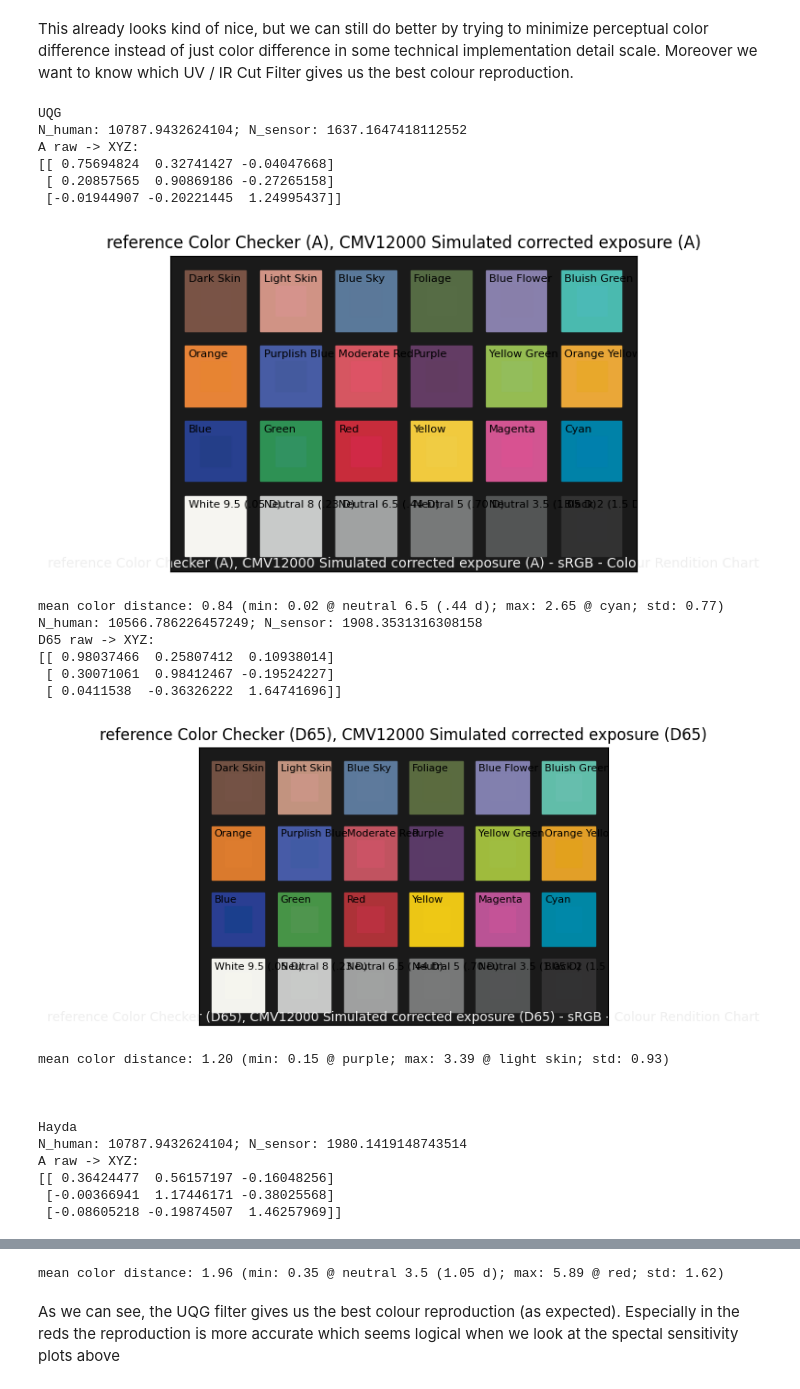
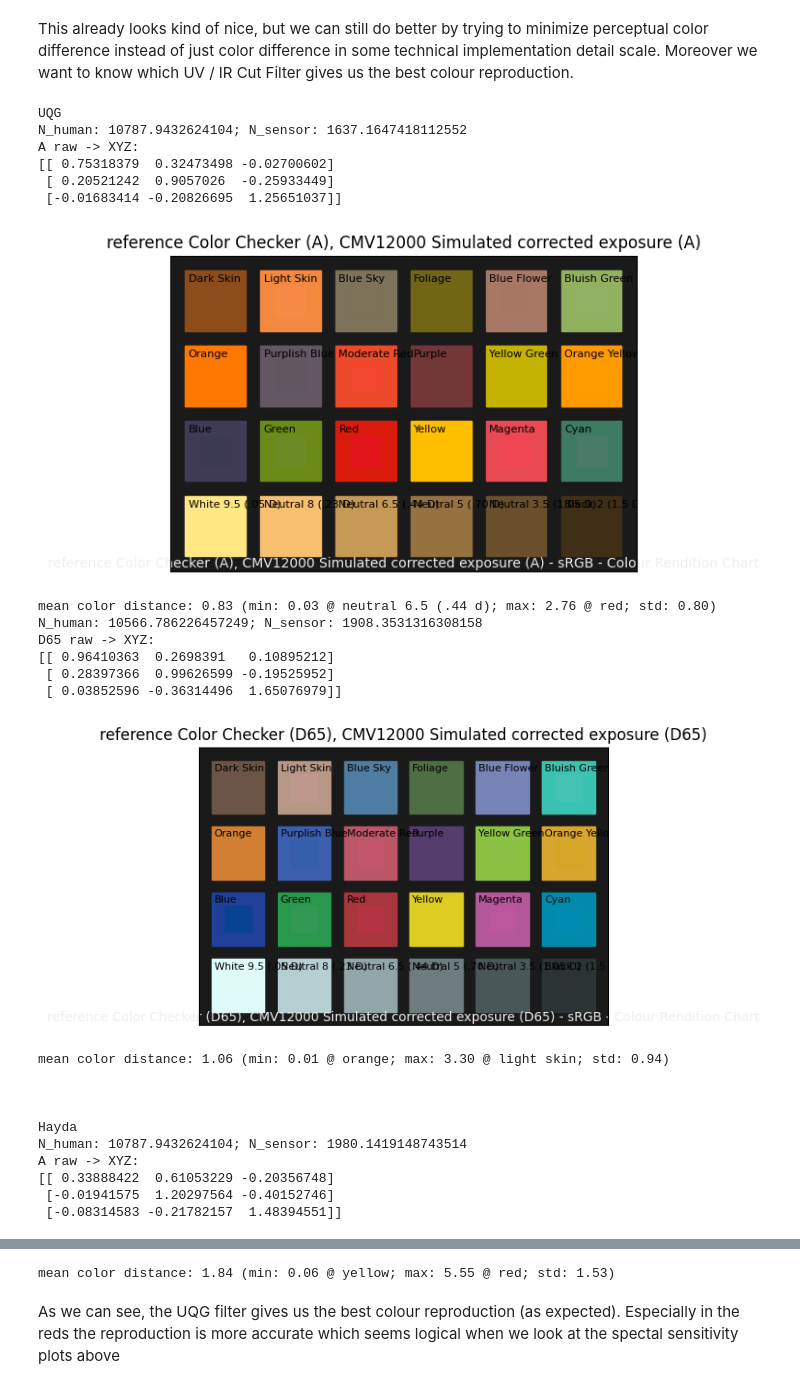
Before and after one commit to anuejn/cmv12k_color_response, a Jupyter notebook: color_matrices.ipynb, the cells around one changed output, grey strips where cells are left out. Cells and saved outputs as stored; diff of their text form; code cells hidden in the pictures.

Commit message:
show colour checkers as they appear

```diff
--- a/color_matrices.ipynb
+++ b/color_matrices.ipynb
@@ -7,6 +7,7 @@ For this we have extracted the data from the plots on page 19 of the [datasheet]
 # %%
 import numpy as np
 import colour
+colour.set_domain_range_scale('1')
 from pathlib import Path
 
 def load_spectral_data(filename):
@@ -112,12 +113,12 @@ def plot_color_checker_compare(compare_capture, iluminant):
         data_altered[patch] = colour.XYZ_to_xyY(xyz)
 
         N_human = simulate_exposure(iluminant_sd, human.to_sds()[1])
-        reference_xyz = (1 / 10787.9432624104) * simulate_exposure(sd * iluminant_sd, human)
+        reference_xyz = (1 / N_human) * simulate_exposure(sd * iluminant_sd, human)
         data_reference[patch] = colour.XYZ_to_xyY(reference_xyz)
 
         differences[patch] = colour.difference.delta_E(colour.XYZ_to_Lab(reference_xyz), colour.XYZ_to_Lab(xyz), method="CIE 2000")
 
-    iluminant_x, illuminant_y, illuminant_Y = colour.XYZ_to_xyY(colour.sd_to_XYZ(iluminant_sd))
+    iluminant_x, illuminant_y, illuminant_Y = colour.XYZ_to_xyY(colour.sd_to_XYZ(colour.SDS_ILLUMINANTS["E"]))
     altered = colour.characterisation.ColourChecker(f'CMV12000 Simulated corrected exposure ({iluminant})', data_altered, illuminant=[iluminant_x, illuminant_y])
     reference = colour.characterisation.ColourChecker(f'reference Color Checker ({iluminant})', data_reference, illuminant=[iluminant_x, illuminant_y])
     colour.plotting.plot_multi_colour_checkers([reference, altered])
@@ -134,7 +135,6 @@ def plot_color_checker_compare(compare_capture, iluminant):
 for iluminant in ['A', 'D65']:
     iluminant_sd = align(colour.SDS_ILLUMINANTS[iluminant])
 
-    K = 100
     N_human = simulate_exposure(iluminant_sd, human.to_sds()[1])
     N_sensor = simulate_exposure(iluminant_sd, sensor.to_sds()[1])
     print(f"N_human: {N_human}; N_sensor: {N_sensor}")
@@ -143,7 +143,7 @@ for iluminant in ['A', 'D65']:
     raw_data = []
     for patch in color_checker.data.keys():
         xyz_data.append(colour.colorimetry.sd_to_XYZ(color_checker[patch], illuminant=iluminant_sd))
-        raw_data.append((K / N_sensor) * simulate_exposure(align(color_checker[patch]) * align(iluminant_sd), sensor))
+        raw_data.append((1 / N_sensor) * simulate_exposure(align(color_checker[patch]) * align(iluminant_sd), sensor))
 
 
     def print_rust_matrix(matrix):
@@ -204,53 +204,52 @@ for filter in [filter_uqg, filter_hayda, filter_hoya]:
     sensor = colour.MultiSpectralDistributions([align(x) * align(filter) for x in [red, green, blue]])
     print(filter.name)
     for iluminant in ['A', 'D65']:
         iluminant_sd = align(colour.SDS_ILLUMINANTS[iluminant])
 
-        K = 100
         N_human = simulate_exposure(iluminant_sd, colour.MSDS_CMFS['CIE 1931 2 Degree Standard Observer'].to_sds()[1])
         N_sensor = simulate_exposure(iluminant_sd, sensor.to_sds()[1])
         print(f"N_human: {N_human}; N_sensor: {N_sensor}")
 
         xyz_data = []
         raw_data = []
         for patch in color_checker.data.keys():
             xyz_data.append(colour.colorimetry.sd_to_XYZ(color_checker[patch], illuminant=iluminant_sd))
-            raw_data.append((K / N_sensor) * simulate_exposure(align(color_checker[patch]) * align(iluminant_sd), sensor))
+            raw_data.append((1 / N_sensor) * simulate_exposure(align(color_checker[patch]) * align(iluminant_sd), sensor))
 
 
         def print_rust_matrix(matrix):
             for row in matrix:
                 print(" ".join(f"({(round(f * 10000)):.0f}, 10000), " for f in row))
 
 
         print(f"{iluminant} raw -> XYZ:")
         print(corr_matrix := find_raw_transform(raw_data, xyz_data))
 
         plot_color_checker_compare(lambda sd: np.dot(corr_matrix, (1 / N_sensor) * simulate_exposure(sd, sensor)), iluminant)
 
     print("\n\n")
 # %% [output]
 UQG
 N_human: 10787.9432624104; N_sensor: 1637.1647418112552
 A raw -> XYZ:
-[[ 0.75694824  0.32741427 -0.04047668]
- [ 0.20857565  0.90869186 -0.27265158]
- [-0.01944907 -0.20221445  1.24995437]]
+[[ 0.75318379  0.32473498 -0.02700602]
+ [ 0.20521242  0.9057026  -0.25933449]
+ [-0.01683414 -0.20826695  1.25651037]]
-[figure, old version]
+[figure, new version]
-mean color distance: 0.84 (min: 0.02 @ neutral 6.5 (.44 d); max: 2.65 @ cyan; std: 0.77)
+mean color distance: 0.83 (min: 0.03 @ neutral 6.5 (.44 d); max: 2.76 @ red; std: 0.80)
 N_human: 10566.786226457249; N_sensor: 1908.3531316308158
 D65 raw -> XYZ:
-[[ 0.98037466  0.25807412  0.10938014]
- [ 0.30071061  0.98412467 -0.19524227]
- [ 0.0411538  -0.36326222  1.64741696]]
+[[ 0.96410363  0.2698391   0.10895212]
+ [ 0.28397366  0.99626599 -0.19525952]
+ [ 0.03852596 -0.36314496  1.65076979]]
 [figure]
-mean color distance: 1.20 (min: 0.15 @ purple; max: 3.39 @ light skin; std: 0.93)
+mean color distance: 1.06 (min: 0.01 @ orange; max: 3.30 @ light skin; std: 0.94)
 
 
 
 Hayda
 N_human: 10787.9432624104; N_sensor: 1980.1419148743514
 A raw -> XYZ:
-[[ 0.36424477  0.56157197 -0.16048256]
- [-0.00366941  1.17446171 -0.38025568]
- [-0.08605218 -0.19874507  1.46257969]]
+[[ 0.33888422  0.61053229 -0.20356748]
+ [-0.01941575  1.20297564 -0.40152746]
+ [-0.08314583 -0.21782157  1.48394551]]
@@ -282,4 +281,4 @@ D65 raw -> XYZ:
 [figure]
-mean color distance: 1.96 (min: 0.35 @ neutral 3.5 (1.05 d); max: 5.89 @ red; std: 1.62)
+mean color distance: 1.84 (min: 0.06 @ yellow; max: 5.55 @ red; std: 1.53)
 # %% [markdown]
 As we can see, the UQG filter gives us the best colour reproduction (as expected). Especially in the reds the reproduction is more accurate which seems logical when we look at the spectal sensitivity plots above
```
Also changed, not shown: parts of 2 cells of this notebook.
